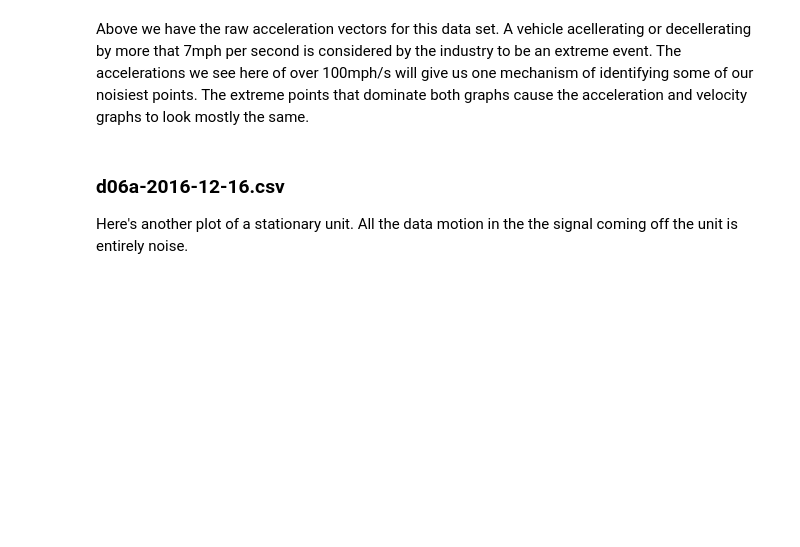
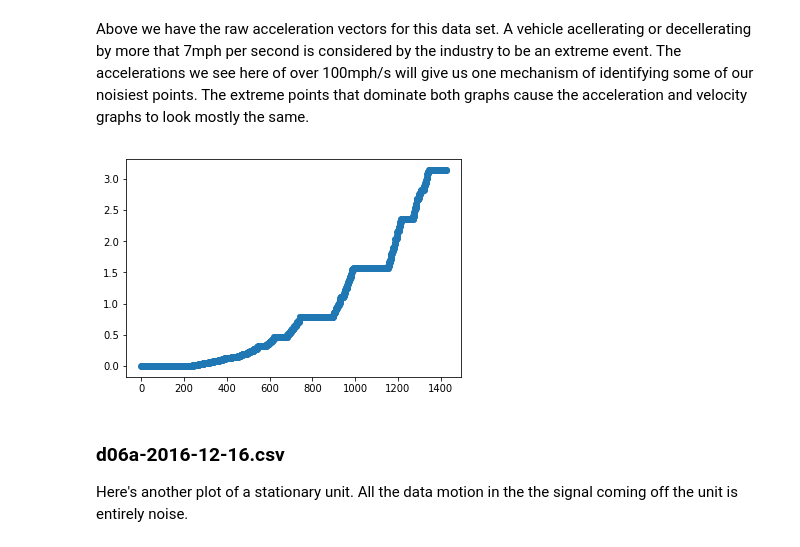
Before and after one commit to eggonabull/gnss-analysis, a Jupyter notebook: GNSS Analysis.ipynb, the cells around one changed output. Saved outputs shown, nothing was run; the diff lists cells and outputs as text; code cells hidden in the pictures; blank space fills up the shorter version.

```diff
--- a/GNSS Analysis.ipynb
+++ b/GNSS Analysis.ipynb
@@ -38,5 +42,9 @@ gnss_helpers.get_acceleration_plot('d020-2017-02-10.csv')
 # %% [markdown]
 Above we have the raw acceleration vectors for this data set.  A vehicle acellerating or decellerating by more that 7mph per second is considered by the industry to be an extreme event. The accelerations we see here of over 100mph/s will give us one mechanism of identifying some of our noisiest points. The extreme points that dominate both graphs cause the acceleration and velocity graphs to look mostly the same.
+# %%
+gnss_helpers.angular_velocity_plot('d020-2017-02-10.csv')
+# %% [output]
+[figure, added]
 # %% [markdown]
 ### d06a-2016-12-16.csv
 
```
Also changed, not shown: parts of 15 cells of this notebook, 1 other file.
